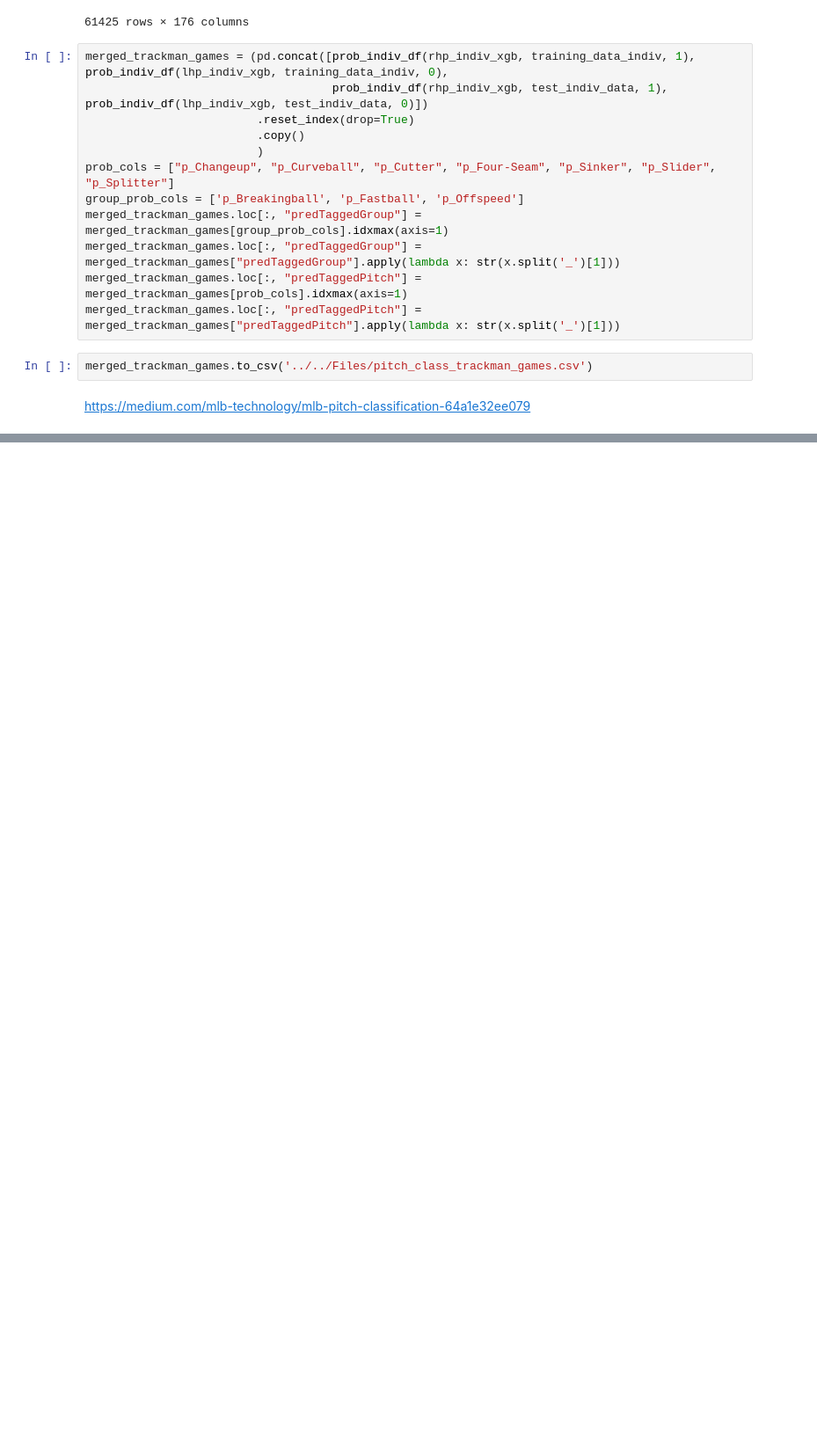
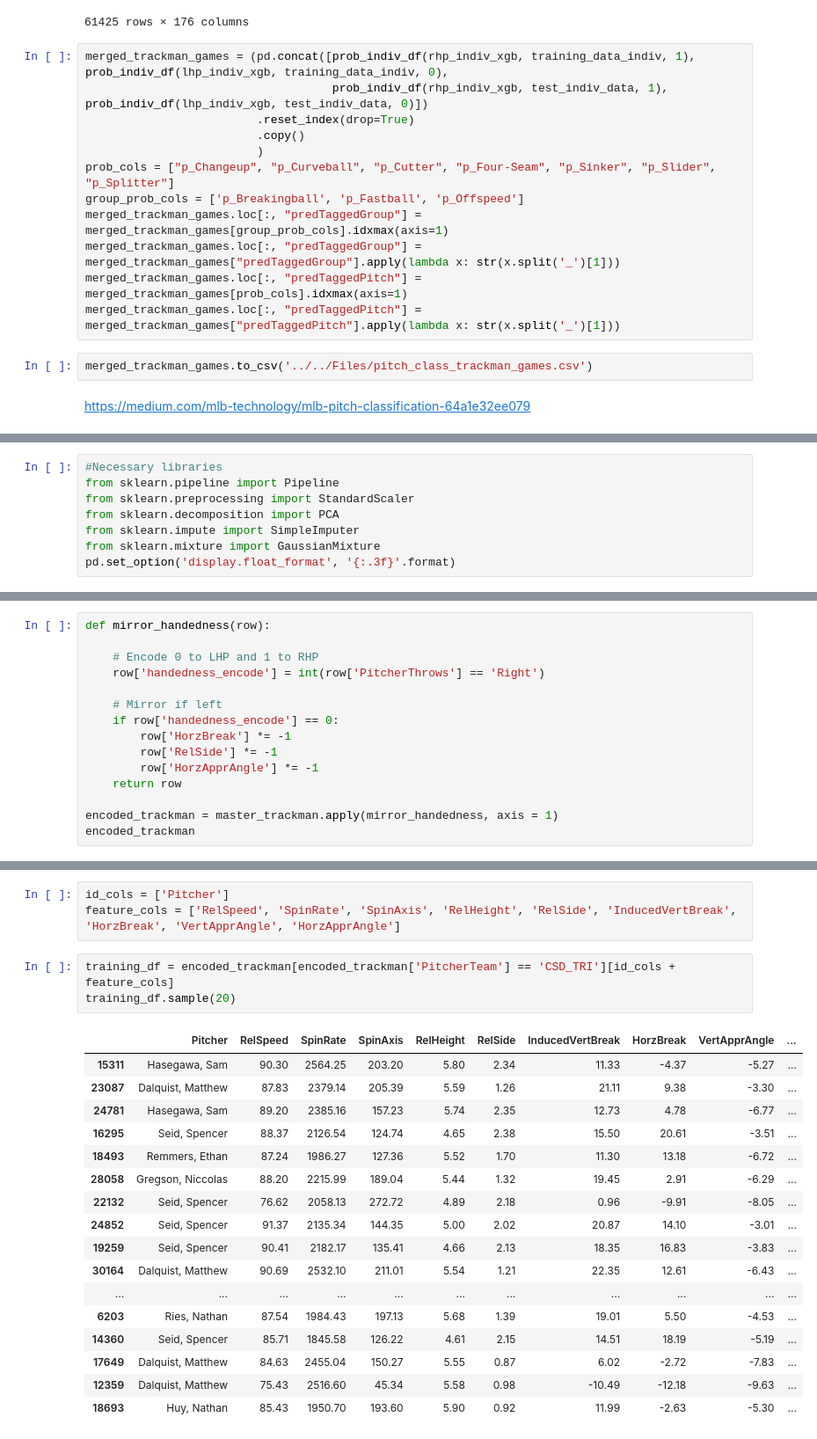
Before and after one commit to jackkalsched/UCSD_Baseball_25, a Jupyter notebook: Pitching/pitch classification/classification.ipynb, the cells around one changed output, grey strips where cells are left out. Shown at 88% size. Saved outputs shown, nothing was run; the diff lists cells and outputs as text; blank space fills up the shorter version.

```diff
--- a/Pitching/pitch classification/classification.ipynb
+++ b/Pitching/pitch classification/classification.ipynb
@@ -732,0 +714,8 @@ https://medium.com/mlb-technology/mlb-pitch-classification-64a1e32ee079
+# %%
+#Necessary libraries
+from sklearn.pipeline import Pipeline
+from sklearn.preprocessing import StandardScaler
+from sklearn.decomposition import PCA
+from sklearn.impute import SimpleImputer
+from sklearn.mixture import GaussianMixture
+pd.set_option('display.float_format', '{:.3f}'.format)
@@ -732,0 +739,15 @@ https://medium.com/mlb-technology/mlb-pitch-classification-64a1e32ee079
+# %%
+def mirror_handedness(row):
+
+    # Encode 0 to LHP and 1 to RHP
+    row['handedness_encode'] = int(row['PitcherThrows'] == 'Right')
+
+    # Mirror if left
+    if row['handedness_encode'] == 0:
+        row['HorzBreak'] *= -1
+        row['RelSide'] *= -1
+        row['HorzApprAngle'] *= -1
+    return row
+
+encoded_trackman = master_trackman.apply(mirror_handedness, axis = 1)
+encoded_trackman
@@ -732,0 +768,24 @@ https://medium.com/mlb-technology/mlb-pitch-classification-64a1e32ee079
+# %%
+id_cols = ['Pitcher']
+feature_cols = ['RelSpeed', 'SpinRate', 'SpinAxis', 'RelHeight', 'RelSide', 'InducedVertBreak', 'HorzBreak', 'VertApprAngle', 'HorzApprAngle']
+# %%
+training_df = encoded_trackman[encoded_trackman['PitcherTeam'] == 'CSD_TRI'][id_cols + feature_cols]
+training_df.sample(20)
+# %% [output]
+|  | Pitcher | RelSpeed | SpinRate | SpinAxis | RelHeight | RelSide | InducedVertBreak | HorzBreak | VertApprAngle | ... |
+| 15311 | Hasegawa, Sam | 90.30 | 2564.25 | 203.20 | 5.80 | 2.34 | 11.33 | -4.37 | -5.27 | ... |
+| 23087 | Dalquist, Matthew | 87.83 | 2379.14 | 205.39 | 5.59 | 1.26 | 21.11 | 9.38 | -3.30 | ... |
+| 24781 | Hasegawa, Sam | 89.20 | 2385.16 | 157.23 | 5.74 | 2.35 | 12.73 | 4.78 | -6.77 | ... |
+| 16295 | Seid, Spencer | 88.37 | 2126.54 | 124.74 | 4.65 | 2.38 | 15.50 | 20.61 | -3.51 | ... |
+| 18493 | Remmers, Ethan | 87.24 | 1986.27 | 127.36 | 5.52 | 1.70 | 11.30 | 13.18 | -6.72 | ... |
+| 28058 | Gregson, Niccolas | 88.20 | 2215.99 | 189.04 | 5.44 | 1.32 | 19.45 | 2.91 | -6.29 | ... |
+| 22132 | Seid, Spencer | 76.62 | 2058.13 | 272.72 | 4.89 | 2.18 | 0.96 | -9.91 | -8.05 | ... |
+| 24852 | Seid, Spencer | 91.37 | 2135.34 | 144.35 | 5.00 | 2.02 | 20.87 | 14.10 | -3.01 | ... |
+| 19259 | Seid, Spencer | 90.41 | 2182.17 | 135.41 | 4.66 | 2.13 | 18.35 | 16.83 | -3.83 | ... |
+| 30164 | Dalquist, Matthew | 90.69 | 2532.10 | 211.01 | 5.54 | 1.21 | 22.35 | 12.61 | -6.43 | ... |
+| ... | ... | ... | ... | ... | ... | ... | ... | ... | ... | ... |
+| 6203 | Ries, Nathan | 87.54 | 1984.43 | 197.13 | 5.68 | 1.39 | 19.01 | 5.50 | -4.53 | ... |
+| 14360 | Seid, Spencer | 85.71 | 1845.58 | 126.22 | 4.61 | 2.15 | 14.51 | 18.19 | -5.19 | ... |
+| 17649 | Dalquist, Matthew | 84.63 | 2455.04 | 150.27 | 5.55 | 0.87 | 6.02 | -2.72 | -7.83 | ... |
+| 12359 | Dalquist, Matthew | 75.43 | 2516.60 | 45.34 | 5.58 | 0.98 | -10.49 | -12.18 | -9.63 | ... |
+| 18693 | Huy, Nathan | 85.43 | 1950.70 | 193.60 | 5.90 | 0.92 | 11.99 | -2.63 | -5.30 | ... |
```
Also changed, not shown: parts of 32 cells of this notebook.
